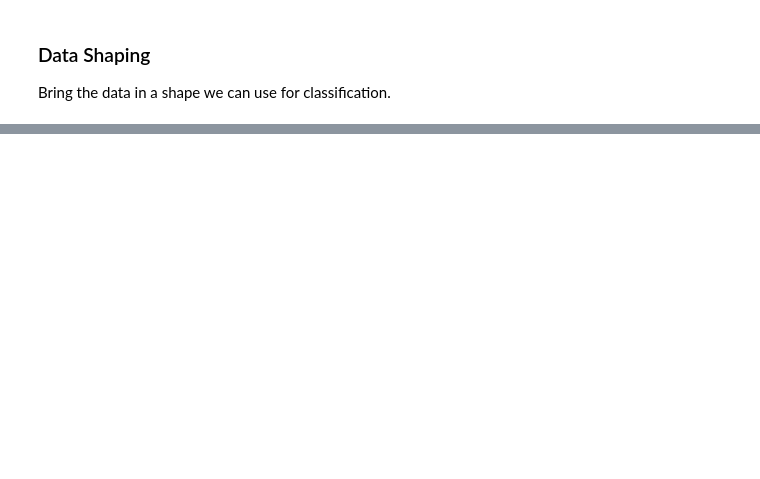
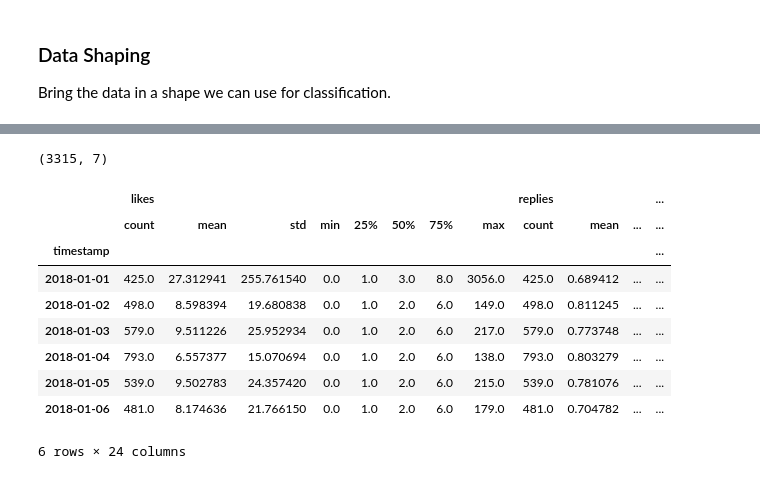
Before and after one commit to AliKarpuzoglu/Tweet_analysis_Stock_prediction, a Jupyter notebook: preprocess_data_light.ipynb, the cells around one changed output, grey strips where cells are left out. Cells and saved outputs as stored; diff of their text form; code cells hidden in the pictures; blank space fills up the shorter version.

```diff
--- a/preprocess_data_light.ipynb
+++ b/preprocess_data_light.ipynb
@@ -201,0 +210,18 @@ tweets.tail()
+# %%
+# g = df.groupby(pd.DatetimeIndex(df['date']).normalize())
+daily_tweets = tweets.groupby(tweets['timestamp'])
+print(tweets.shape)
+daily_tweets.describe()
+# daily_tweets.head()
+# %% [output]
+(3315, 7)
+|  | likes |  |  |  |  |  |  |  | replies |  |  | ... |
+|  | count | mean | std | min | 25% | 50% | 75% | max | count | mean | ... | ... |
+| timestamp |  |  |  |  |  |  |  |  |  |  |  | ... |
+| 2018-01-01 | 425.0 | 27.312941 | 255.761540 | 0.0 | 1.0 | 3.0 | 8.0 | 3056.0 | 425.0 | 0.689412 | ... | ... |
+| 2018-01-02 | 498.0 | 8.598394 | 19.680838 | 0.0 | 1.0 | 2.0 | 6.0 | 149.0 | 498.0 | 0.811245 | ... | ... |
+| 2018-01-03 | 579.0 | 9.511226 | 25.952934 | 0.0 | 1.0 | 2.0 | 6.0 | 217.0 | 579.0 | 0.773748 | ... | ... |
+| 2018-01-04 | 793.0 | 6.557377 | 15.070694 | 0.0 | 1.0 | 2.0 | 6.0 | 138.0 | 793.0 | 0.803279 | ... | ... |
+| 2018-01-05 | 539.0 | 9.502783 | 24.357420 | 0.0 | 1.0 | 2.0 | 6.0 | 215.0 | 539.0 | 0.781076 | ... | ... |
+| 2018-01-06 | 481.0 | 8.174636 | 21.766150 | 0.0 | 1.0 | 2.0 | 6.0 | 179.0 | 481.0 | 0.704782 | ... | ... |
+6 rows × 24 columns
```
Also changed, not shown: parts of 5 cells of this notebook.
